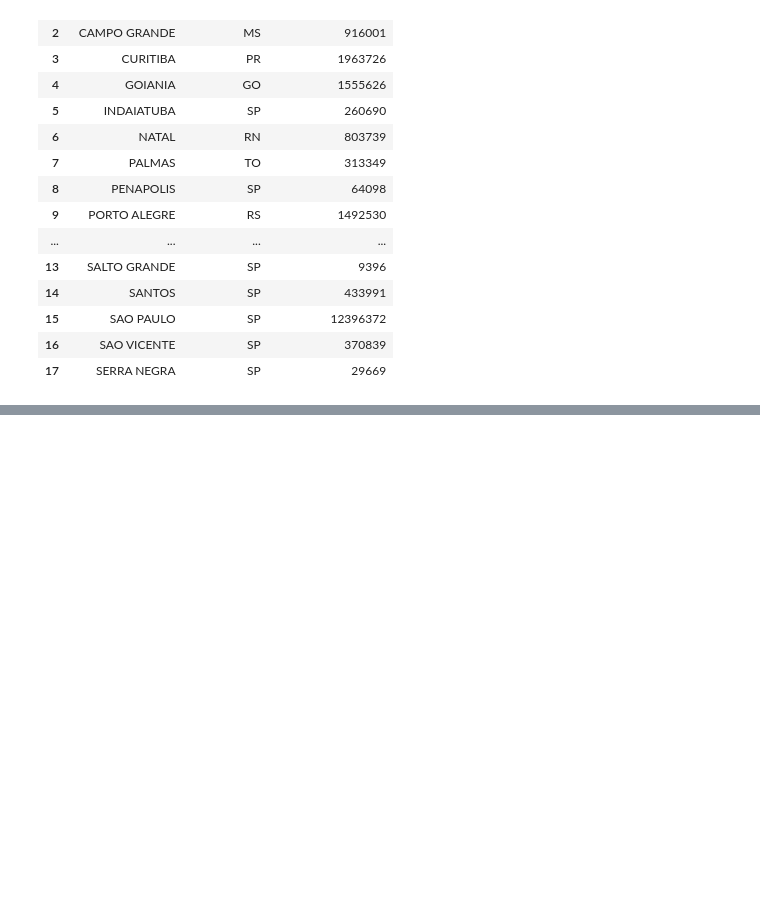
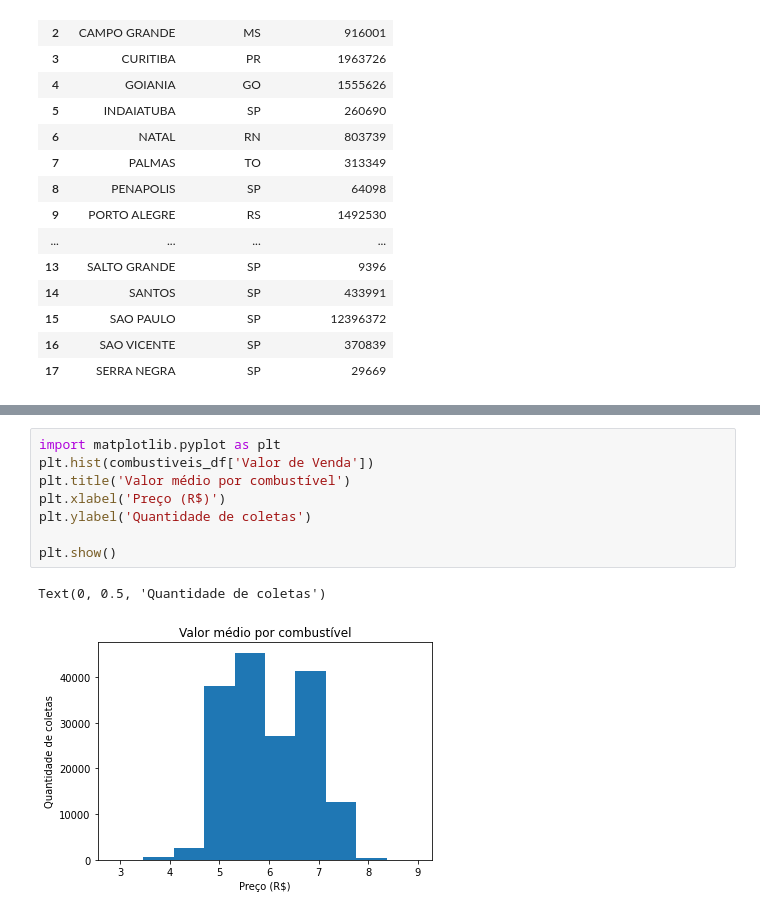
Before and after one commit to Matheuslx/pythonComPandas, a Jupyter notebook: PythonComPandas.ipynb, the cells around one changed output, grey strips where cells are left out. Cells and saved outputs as stored; diff of their text form; blank space fills up the shorter version.

```diff
--- a/PythonComPandas.ipynb
+++ b/PythonComPandas.ipynb
@@ -357,3 +357,14 @@ memory usage: 187.0 bytes
 None
 |  |  |  | Regiao - Sigla | NumPostos | Nome da Rua | Numero Rua | Complemento | ... |
 | Estado - Sigla | Municipio | NumHabitantes2021 |  |  |  |  |  | ... |
+# %%
+import matplotlib.pyplot as plt
+plt.hist(combustiveis_df['Valor de Venda'])
+plt.title('Valor médio por combustível')
+plt.xlabel('Preço (R$)')
+plt.ylabel('Quantidade de coletas')
+
+plt.show()
+# %% [output]
+Text(0, 0.5, 'Quantidade de coletas')
+[figure, added]
```
Also changed, not shown: parts of 7 cells of this notebook.
